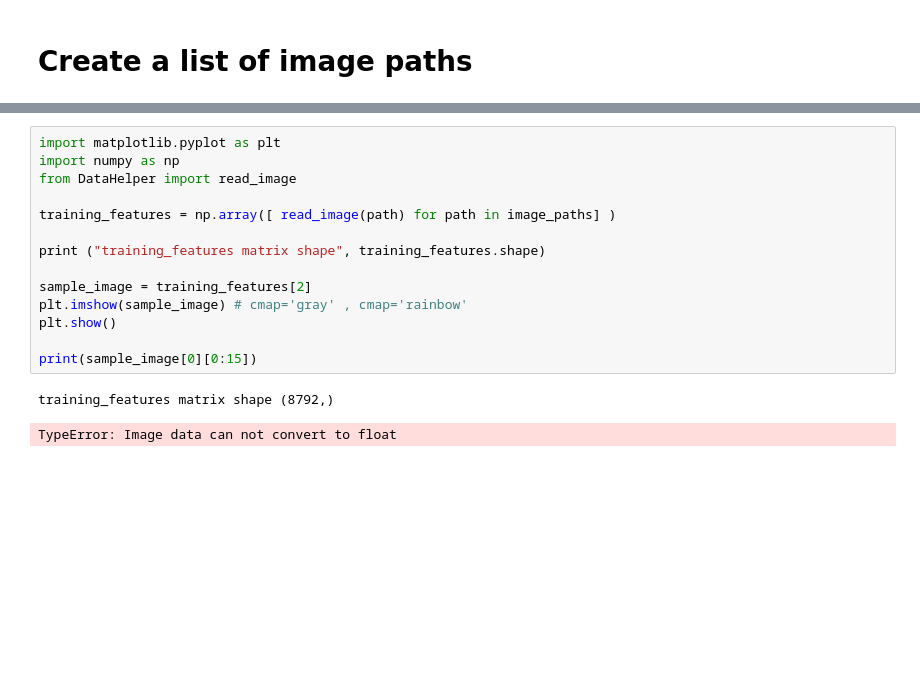
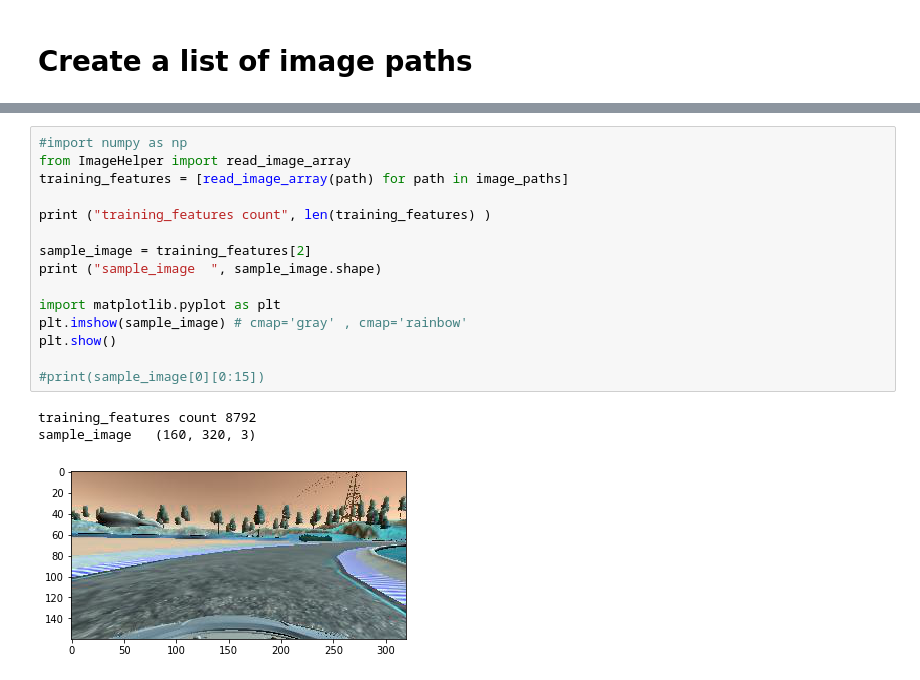
Before and after one commit to UkiDLucas/CarND-Behavioral-Cloning-P3, a Jupyter notebook: training_pipeline.ipynb, the cells around one changed output, grey strips where cells are left out. Saved outputs shown, nothing was run; the diff lists cells and outputs as text; blank space fills up the shorter version.

Commit message:
read images

```diff
--- a/training_pipeline.ipynb
+++ b/training_pipeline.ipynb
@@ -93,17 +98,19 @@ print(image_paths[1])
 # %%
-import matplotlib.pyplot as plt
-import numpy as np
-from DataHelper import read_image
+#import numpy as np
+from ImageHelper import read_image_array
+training_features = [read_image_array(path) for path in image_paths]
 
-training_features = np.array([ read_image(path) for path in image_paths] )
-
-print ("training_features matrix shape", training_features.shape)
+print ("training_features count", len(training_features) )
 
 sample_image = training_features[2]
+print ("sample_image  ", sample_image.shape)
+
+import matplotlib.pyplot as plt
 plt.imshow(sample_image) # cmap='gray' , cmap='rainbow'
 plt.show()
 
-print(sample_image[0][0:15])
+#print(sample_image[0][0:15])
 # %% [output]
-training_features matrix shape (8792,)
+training_features count 8792
+sample_image   (160, 320, 3)
-TypeError: Image data can not convert to float
+[figure, added]
```
Also changed, not shown: parts of 4 cells of this notebook, 3 other files.
